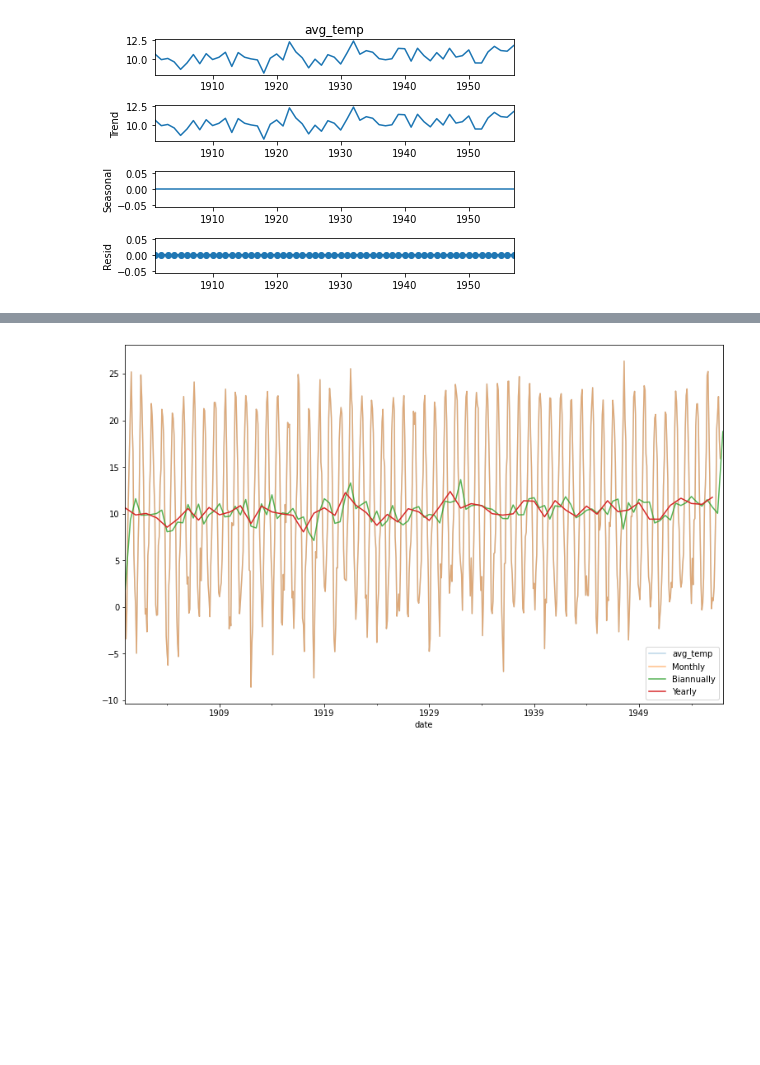
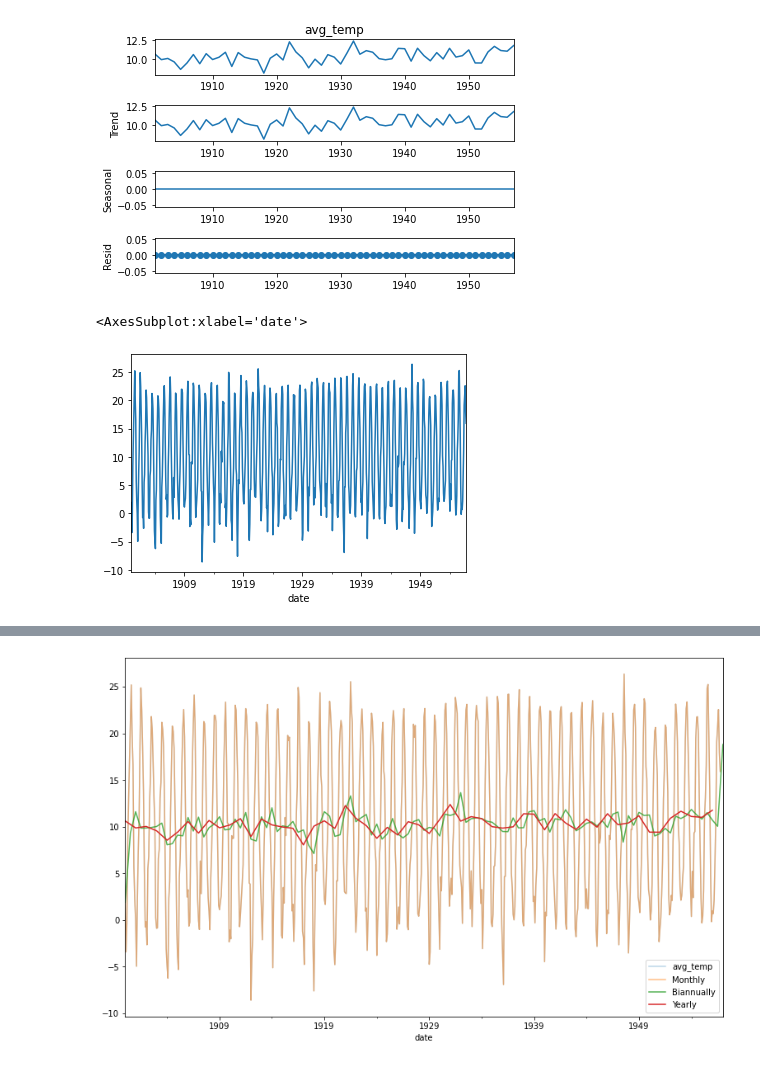
Before and after one commit to annah-vu/time-series-exercises, a Jupyter notebook: climate_mini_project.ipynb, the cells around one changed output, grey strips where cells are left out. Drawn from its saved outputs; the diff is of its cells as text; code cells hidden in the pictures; blank space fills up the shorter version.

```diff
--- a/climate_mini_project.ipynb
+++ b/climate_mini_project.ipynb
@@ -154,3 +162,9 @@ None
 # %%
 #further exploration with average temperature
 y = train.avg_temp
+# %%
+#let's take a look at our training data
+y.plot()
+# %% [output]
+<AxesSubplot:xlabel='date'>
+[figure, added]
```
Also changed, not shown: parts of 15 cells of this notebook.
